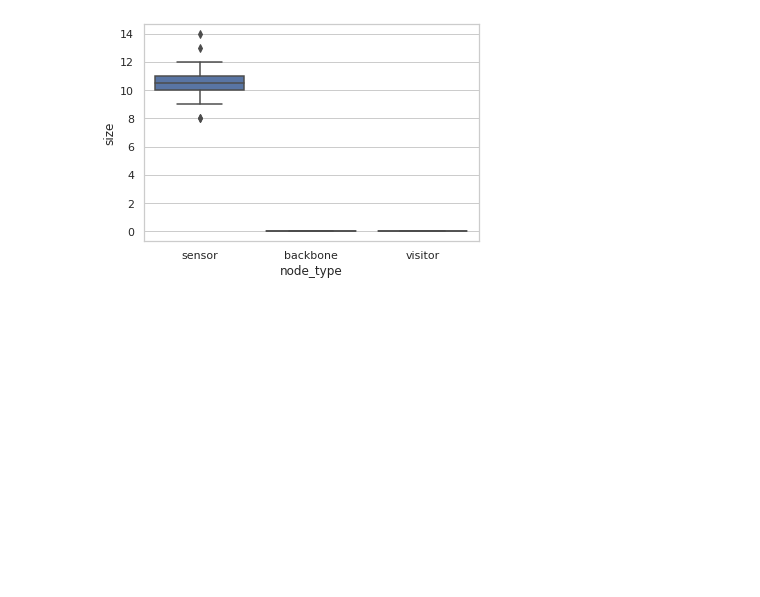
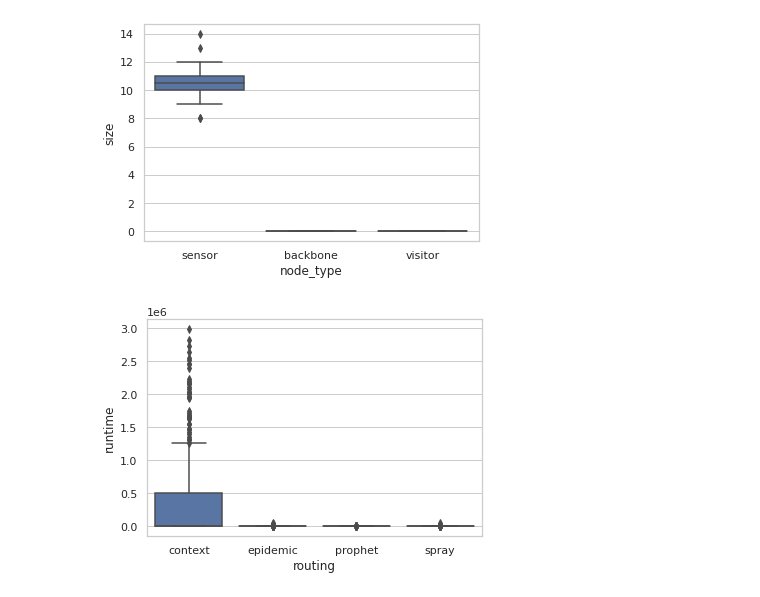
Before and after one commit to umr-ds/progdtn-evaluation, a Jupyter notebook: evaluation/evaluation.ipynb, the cells around one changed output. Saved outputs shown, nothing was run; the diff lists cells and outputs as text; code cells hidden in the pictures; blank space fills up the shorter version.

Commit message:
Finished data evaluation

```diff
--- a/evaluation/evaluation.ipynb
+++ b/evaluation/evaluation.ipynb
@@ -125,3 +125,19 @@ sns.set(style="whitegrid")
 bp = sns.boxplot(x="node_type", y="size", data=final_sizes_prophet)
 # %% [output]
 [figure]
+# %%
+bundle_runtimes_context = pd.read_csv("/research_data/sommer2020cadr/bundle_runtimes_context.csv")
+bundle_runtimes_epidemic = pd.read_csv("/research_data/sommer2020cadr/bundle_runtimes_epidemic.csv")
+bundle_runtimes_prophet = pd.read_csv("/research_data/sommer2020cadr/bundle_runtimes_prophet.csv")
+bundle_runtimes_spray = pd.read_csv("/research_data/sommer2020cadr/bundle_runtimes_spray.csv")
+bundle_runtimes_complete = pd.concat([
+    bundle_runtimes_context,
+    bundle_runtimes_epidemic,
+    bundle_runtimes_prophet,
+    bundle_runtimes_spray
+])
+# %%
+sns.set(style="whitegrid")
+bp = sns.boxplot(x="routing", y="runtime", data=bundle_runtimes_complete)
+# %% [output]
+[figure, added]
```
Also changed, not shown: parts of 13 cells of this notebook, 1 other file.
